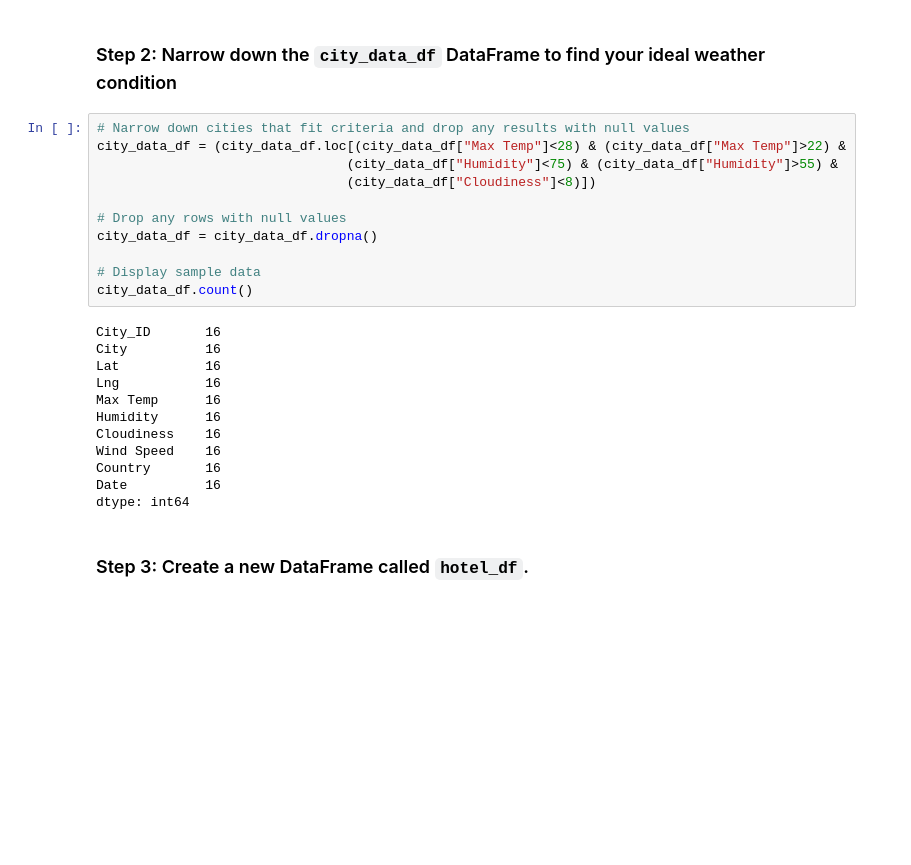
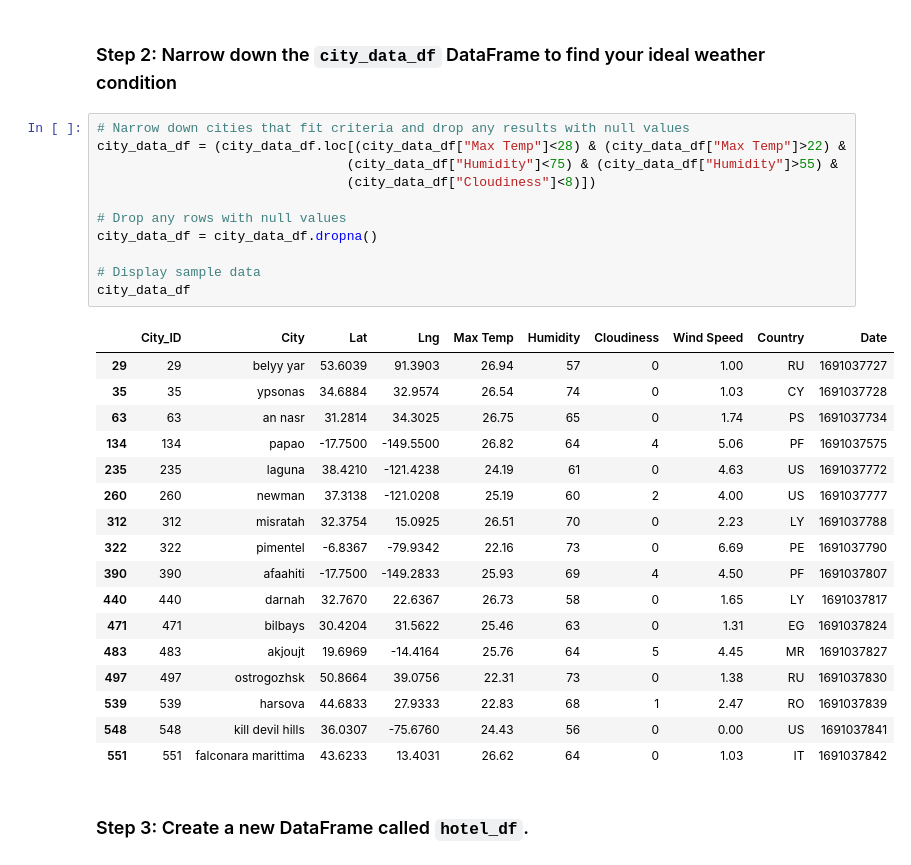
Before and after one commit to andreaira261/python-api-challenge, a Jupyter notebook: VacationPy/VacationPy.ipynb, the cells around one changed output. Saved outputs shown, nothing was run; the diff lists cells and outputs as text; blank space fills up the shorter version.

```diff
--- a/VacationPy/VacationPy.ipynb
+++ b/VacationPy/VacationPy.ipynb
@@ -57,26 +57,32 @@ humidity_map
 # %%
 # Narrow down cities that fit criteria and drop any results with null values
 city_data_df = (city_data_df.loc[(city_data_df["Max Temp"]<28) & (city_data_df["Max Temp"]>22) &
                                 (city_data_df["Humidity"]<75) & (city_data_df["Humidity"]>55) &
                                 (city_data_df["Cloudiness"]<8)])
 
 # Drop any rows with null values
 city_data_df = city_data_df.dropna()
 
 # Display sample data
-city_data_df.count()
+city_data_df
 # %% [output]
-City_ID       16
-City          16
-Lat           16
-Lng           16
-Max Temp      16
-Humidity      16
-Cloudiness    16
-Wind Speed    16
-Country       16
-Date          16
-dtype: int64
+|  | City_ID | City | Lat | Lng | Max Temp | Humidity | Cloudiness | Wind Speed | Country | Date |
+| 29 | 29 | belyy yar | 53.6039 | 91.3903 | 26.94 | 57 | 0 | 1.00 | RU | 1691037727 |
+| 35 | 35 | ypsonas | 34.6884 | 32.9574 | 26.54 | 74 | 0 | 1.03 | CY | 1691037728 |
+| 63 | 63 | an nasr | 31.2814 | 34.3025 | 26.75 | 65 | 0 | 1.74 | PS | 1691037734 |
+| 134 | 134 | papao | -17.7500 | -149.5500 | 26.82 | 64 | 4 | 5.06 | PF | 1691037575 |
+| 235 | 235 | laguna | 38.4210 | -121.4238 | 24.19 | 61 | 0 | 4.63 | US | 1691037772 |
+| 260 | 260 | newman | 37.3138 | -121.0208 | 25.19 | 60 | 2 | 4.00 | US | 1691037777 |
+| 312 | 312 | misratah | 32.3754 | 15.0925 | 26.51 | 70 | 0 | 2.23 | LY | 1691037788 |
+| 322 | 322 | pimentel | -6.8367 | -79.9342 | 22.16 | 73 | 0 | 6.69 | PE | 1691037790 |
+| 390 | 390 | afaahiti | -17.7500 | -149.2833 | 25.93 | 69 | 4 | 4.50 | PF | 1691037807 |
+| 440 | 440 | darnah | 32.7670 | 22.6367 | 26.73 | 58 | 0 | 1.65 | LY | 1691037817 |
+| 471 | 471 | bilbays | 30.4204 | 31.5622 | 25.46 | 63 | 0 | 1.31 | EG | 1691037824 |
+| 483 | 483 | akjoujt | 19.6969 | -14.4164 | 25.76 | 64 | 5 | 4.45 | MR | 1691037827 |
+| 497 | 497 | ostrogozhsk | 50.8664 | 39.0756 | 22.31 | 73 | 0 | 1.38 | RU | 1691037830 |
+| 539 | 539 | harsova | 44.6833 | 27.9333 | 22.83 | 68 | 1 | 2.47 | RO | 1691037839 |
+| 548 | 548 | kill devil hills | 36.0307 | -75.6760 | 24.43 | 56 | 0 | 0.00 | US | 1691037841 |
+| 551 | 551 | falconara marittima | 43.6233 | 13.4031 | 26.62 | 64 | 0 | 1.03 | IT | 1691037842 |
 # %% [markdown]
 ### Step 3: Create a new DataFrame called `hotel_df`.
 # %%
```
